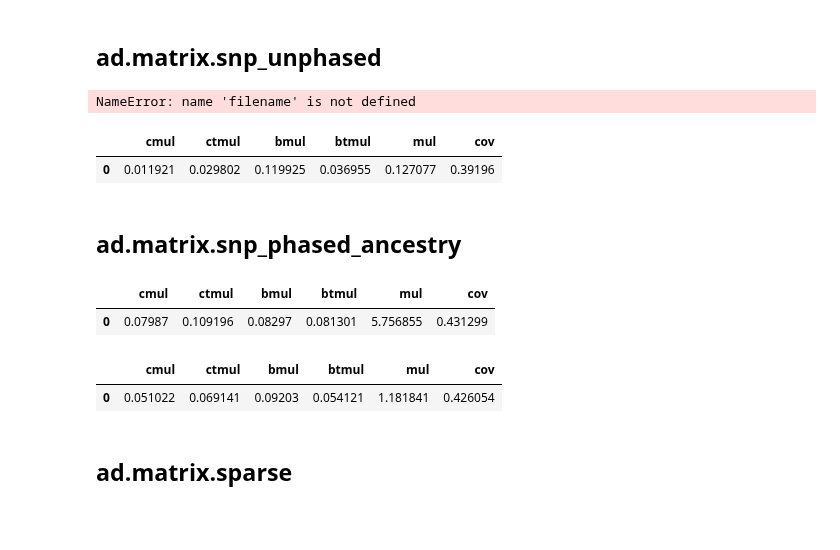
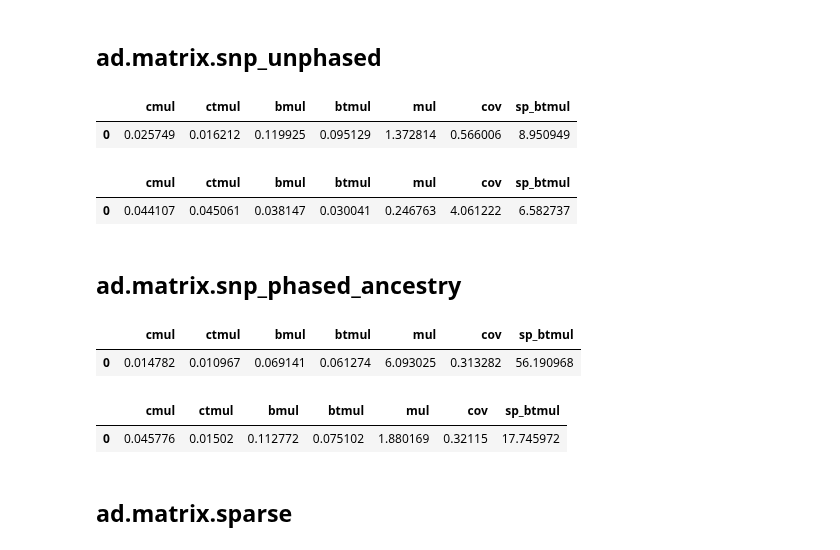
Before and after one commit to JamesYang007/adelie, a Jupyter notebook: benchmark/bench_matrix.ipynb, the cells around one changed output. Cells and saved outputs as stored; diff of their text form; code cells hidden in the pictures; blank space fills up the shorter version.

Commit message:
Add snp_phased_ancestry parallelization

```diff
--- a/benchmark/bench_matrix.ipynb
+++ b/benchmark/bench_matrix.ipynb
@@ -268,12 +286,15 @@ _ = handler.write(data["X"])
+# %%
+ad.configs.set_configs("min_bytes", 1 << 17)
 # %%
-bench_naive(ad.matrix.snp_unphased(filename, n_threads=1))
+bm.bench_naive(ad.matrix.snp_unphased(filename, n_threads=1))
 # %% [output]
-NameError: name 'filename' is not defined
+|  | cmul | ctmul | bmul | btmul | mul | cov | sp_btmul |
+| 0 | 0.025749 | 0.016212 | 0.119925 | 0.095129 | 1.372814 | 0.566006 | 8.950949 |
 # %%
-bench_naive(ad.matrix.snp_unphased(filename, n_threads=4))
+bm.bench_naive(ad.matrix.snp_unphased(filename, n_threads=4))
 # %% [output]
-|  | cmul | ctmul | bmul | btmul | mul | cov |
-| 0 | 0.011921 | 0.029802 | 0.119925 | 0.036955 | 0.127077 | 0.39196 |
+|  | cmul | ctmul | bmul | btmul | mul | cov | sp_btmul |
+| 0 | 0.044107 | 0.045061 | 0.038147 | 0.030041 | 0.246763 | 4.061222 | 6.582737 |
 # %%
 os.remove(filename)
 # %% [markdown]
@@ -290,13 +312,13 @@ _ = handler.write(data["X"], data["ancestries"], A)
 # %%
-bench_naive(ad.matrix.snp_phased_ancestry(filename, n_threads=1))
+bm.bench_naive(ad.matrix.snp_phased_ancestry(filename, n_threads=1))
 # %% [output]
-|  | cmul | ctmul | bmul | btmul | mul | cov |
-| 0 | 0.07987 | 0.109196 | 0.08297 | 0.081301 | 5.756855 | 0.431299 |
+|  | cmul | ctmul | bmul | btmul | mul | cov | sp_btmul |
+| 0 | 0.014782 | 0.010967 | 0.069141 | 0.061274 | 6.093025 | 0.313282 | 56.190968 |
 # %%
-bench_naive(ad.matrix.snp_phased_ancestry(filename, n_threads=8))
+bm.bench_naive(ad.matrix.snp_phased_ancestry(filename, n_threads=4))
 # %% [output]
-|  | cmul | ctmul | bmul | btmul | mul | cov |
-| 0 | 0.051022 | 0.069141 | 0.09203 | 0.054121 | 1.181841 | 0.426054 |
+|  | cmul | ctmul | bmul | btmul | mul | cov | sp_btmul |
+| 0 | 0.045776 | 0.01502 | 0.112772 | 0.075102 | 1.880169 | 0.32115 | 17.745972 |
 # %%
 os.remove(filename)
 # %% [markdown]
```
Also changed, not shown: parts of 8 cells of this notebook, 10 other files.
